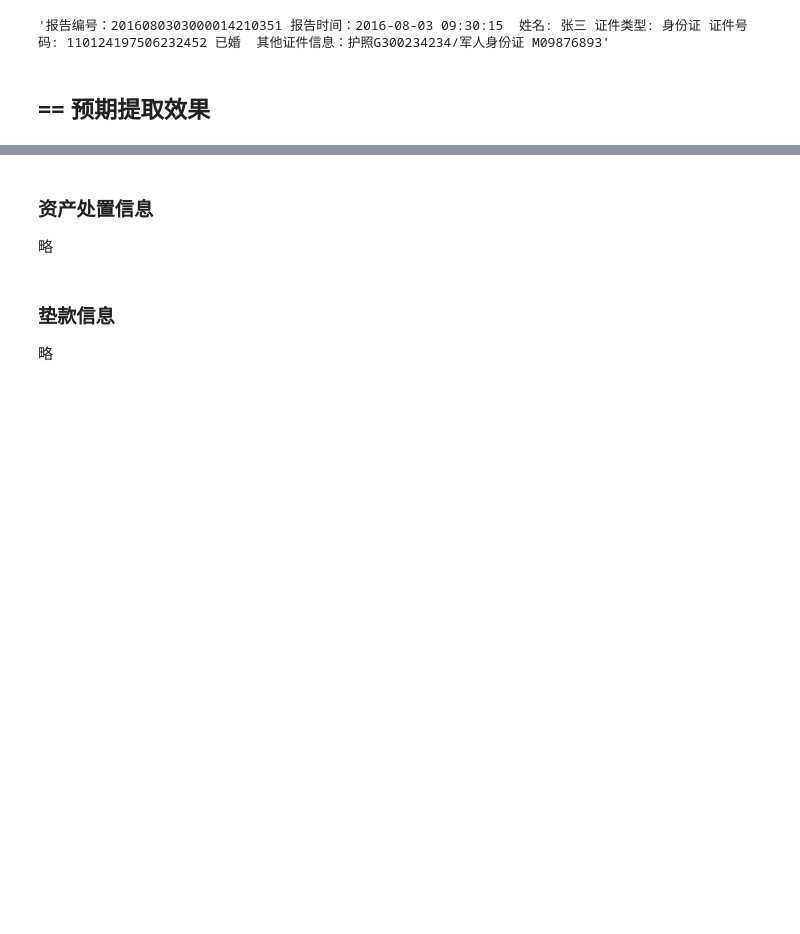
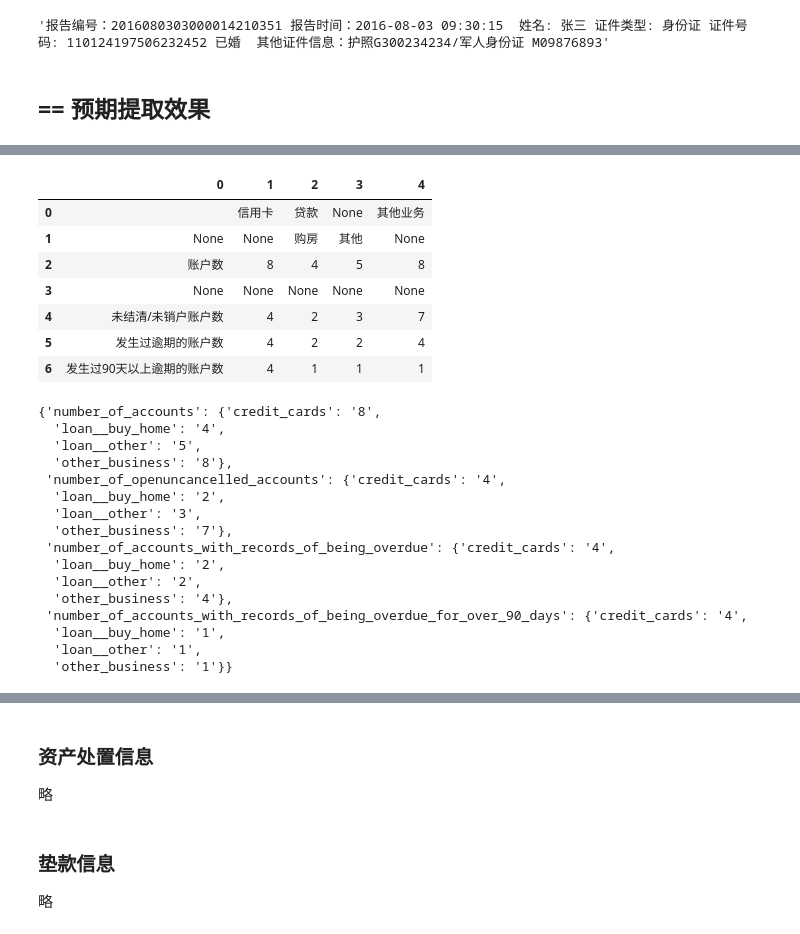
Before and after one commit to Arnoldzyf/knowledge_extraction_from_credit_reports, a Jupyter notebook: 4_简版方案.ipynb, the cells around one changed output, grey strips where cells are left out. Cells and saved outputs as stored; diff of their text form; code cells hidden in the pictures; blank space fills up the shorter version.

```diff
--- a/4_简版方案.ipynb
+++ b/4_简版方案.ipynb
@@ -50,0 +257,18 @@ grxybg_schema.append(['其他证件信息'])
+# %%
+xxgy_data = []
+xxgy_data.append([
+    ['', '资产处置信息', '垫款信息'],
+    ['账户数', '1', '3']])
+
+xxgy_data.append([
+    ['', '信用卡', '贷款', None, '其他业务'],
+    [None, None, '购房', '其他', None],
+    ['账户数', '8', '4', '5', '8'],
+    [None, None, None, None, None],
+    ['未结清/未销户账户数', '4', '2', '3', '7'],
+    ['发生过逾期的账户数', '4', '2', '2', '4'],
+    ['发生过90天以上逾期的账户数', '4', '1', '1', '1']])
+
+xxgy_data.append([
+    ['', '为个人', '为企业'],
+    ['相关还款责任账户数', '1', '3']])
@@ -50,0 +449,3 @@ grxybg_schema.append(['其他证件信息'])
+# %%
+table_2_result = xxgy_preprocess_table(xxgy_data[1])
+table_2_result
@@ -50,0 +466,13 @@ grxybg_schema.append(['其他证件信息'])
+# %%
+def key_list_2_English(keys):
+    return [key_2_English(k) for k in keys]
+
+def xxgy_table_result_to_json(row_names, col_names, data):
+    table_dict = {}
+    for r in range(len(row_names)):
+        r_name = row_names[r]
+        table_dict[r_name] = {}
+        for c in range(len(col_names)):
+            c_name = col_names[c]
+            table_dict[r_name][c_name]=data[r][c]
+    return table_dict
@@ -50,0 +491,31 @@ grxybg_schema.append(['其他证件信息'])
+# %%
+table_2_info = xxgy_table_result_to_json(row_names=key_list_2_English(table_2_result[0]),
+                                         col_names=key_list_2_English(table_2_result[1]),
+                                        data=key_list_2_English(table_2_result[2]))
+display(pd.DataFrame(xxgy_data[1]))
+table_2_info
+# %% [output]
+|  | 0 | 1 | 2 | 3 | 4 |
+| 0 |  | 信用卡 | 贷款 | None | 其他业务 |
+| 1 | None | None | 购房 | 其他 | None |
+| 2 | 账户数 | 8 | 4 | 5 | 8 |
+| 3 | None | None | None | None | None |
+| 4 | 未结清/未销户账户数 | 4 | 2 | 3 | 7 |
+| 5 | 发生过逾期的账户数 | 4 | 2 | 2 | 4 |
+| 6 | 发生过90天以上逾期的账户数 | 4 | 1 | 1 | 1 |
+{'number_of_accounts': {'credit_cards': '8',
+  'loan__buy_home': '4',
+  'loan__other': '5',
+  'other_business': '8'},
+ 'number_of_openuncancelled_accounts': {'credit_cards': '4',
+  'loan__buy_home': '2',
+  'loan__other': '3',
+  'other_business': '7'},
+ 'number_of_accounts_with_records_of_being_overdue': {'credit_cards': '4',
+  'loan__buy_home': '2',
+  'loan__other': '2',
+  'other_business': '4'},
+ 'number_of_accounts_with_records_of_being_overdue_for_over_90_days': {'credit_cards': '4',
+  'loan__buy_home': '1',
+  'loan__other': '1',
+  'other_business': '1'}}
```
Also changed, not shown: parts of 53 cells of this notebook, 2 other files.
